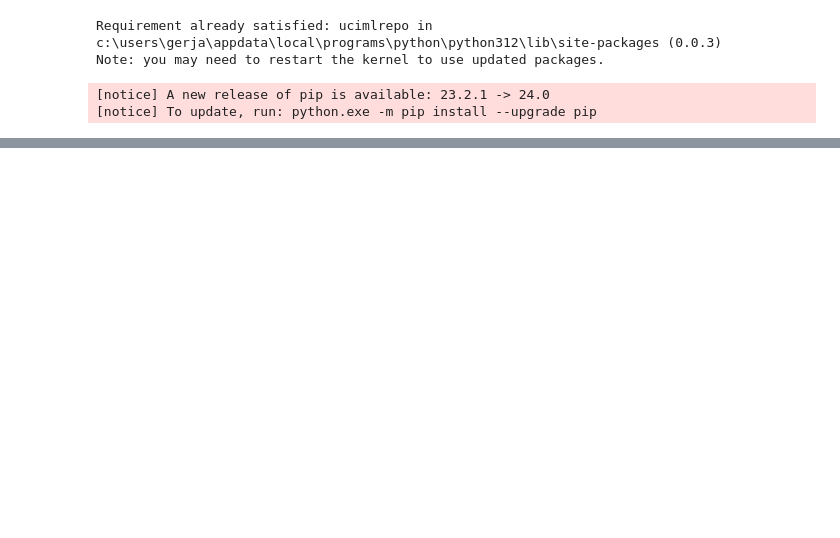
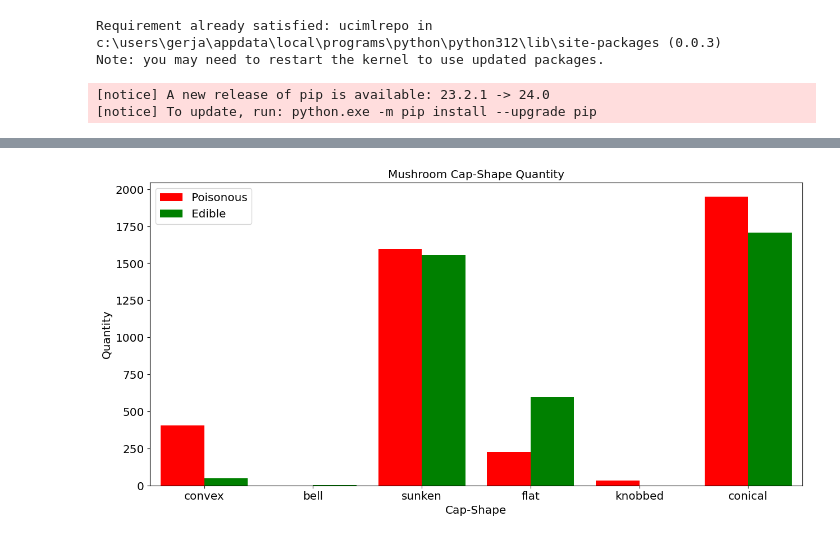
Before and after one commit to milanszilveszter/Csapatmunka, a Jupyter notebook: Classification/SmallDataset/mushroom.ipynb, the cells around one changed output, grey strips where cells are left out. Drawn from its saved outputs; the diff is of its cells as text; code cells hidden in the pictures; blank space fills up the shorter version.

```diff
--- a/Classification/SmallDataset/mushroom.ipynb
+++ b/Classification/SmallDataset/mushroom.ipynb
@@ -40,0 +220,9 @@ print(mushroom.variables)
+# %%
+#Visualizing the number of mushrooms for each of the available cap sizes
+shape_dict = {"bell":"b", "conical":"c", "convex":"x", "flat":"f", "knobbed":"k","sunken":"s"}
+
+labels = ('convex', 'bell', 'sunken', 'flat', 'knobbed', 'conical')
+
+plot_col(col='cap-shape', hue='poisonous', labels=labels)
+# %% [output]
+[figure, added]
```
Also changed, not shown: parts of 48 cells of this notebook.
